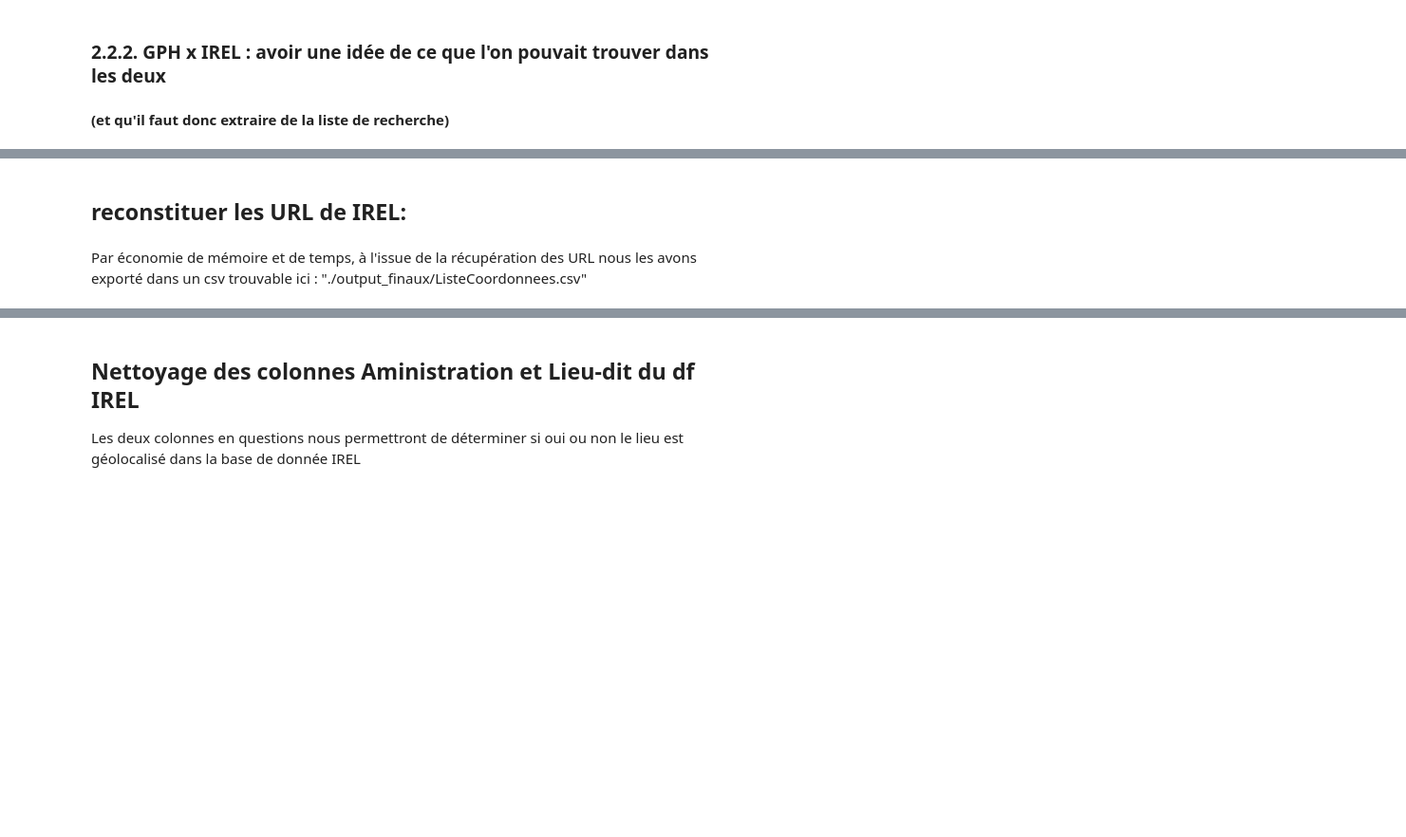
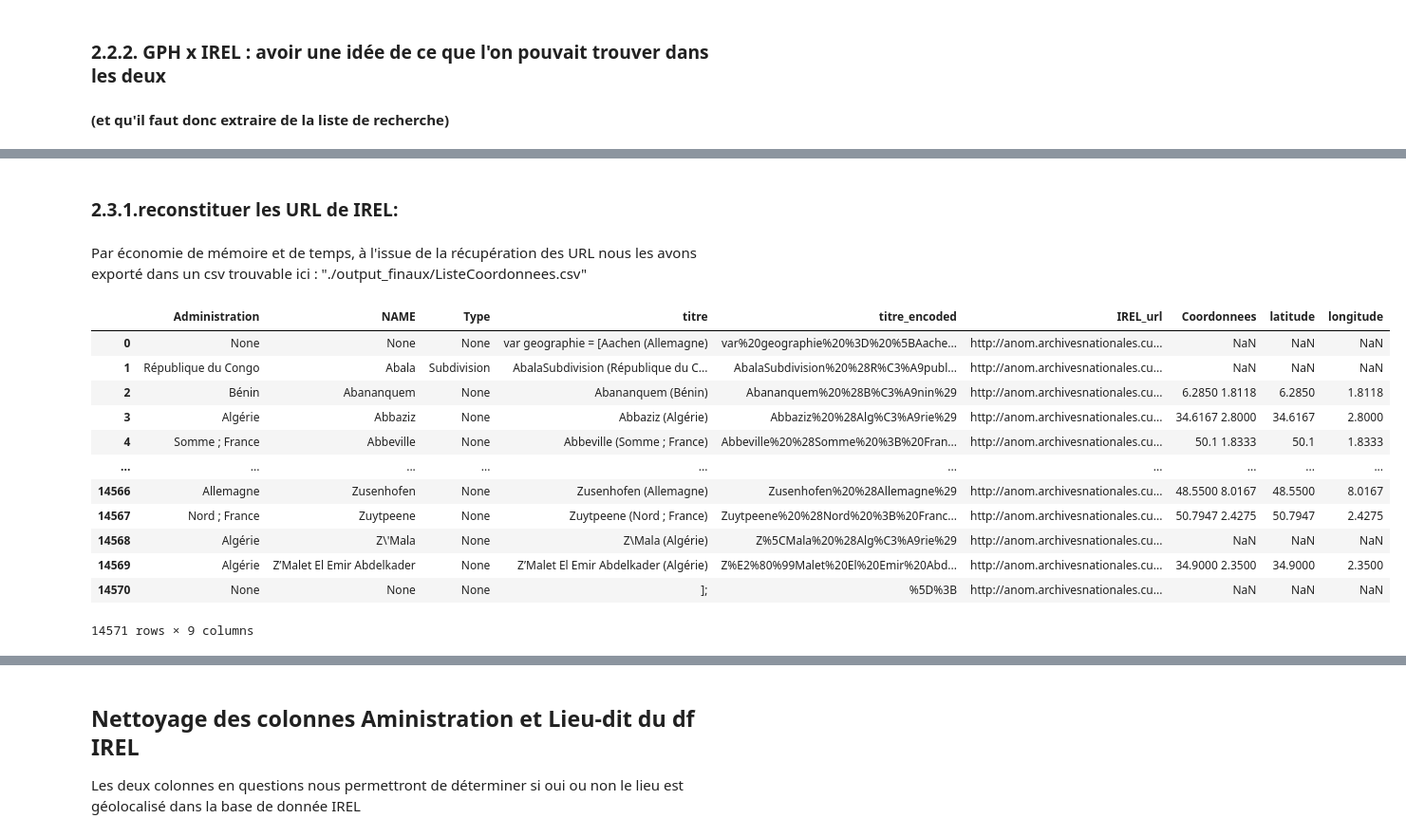
Before and after one commit to LilyG98/MappingJournals, a Jupyter notebook: data/desambiguisation_lieux.ipynb, the cells around one changed output, grey strips where cells are left out. Shown at 95% size. Drawn from its saved outputs; the diff is of its cells as text; code cells hidden in the pictures; blank space fills up the shorter version.

```diff
--- a/data/desambiguisation_lieux.ipynb
+++ b/data/desambiguisation_lieux.ipynb
@@ -348,5 +414,5 @@ df_IREL
 # %% [markdown]
-## reconstituer les URL de IREL:
+### 2.3.1.reconstituer les URL de IREL:
 # %%
 #encoder les titres
 list_titre_encoded =[]
@@ -387,3 +450,24 @@ df_IREL["Coordonnees"]
+# %%
+df_IREL["Coordonnees"]=pd.read_csv("./output_finaux/ListeCoordonnees.csv",sep='\t')
+
+#En faisant mon code précédent, j'ai fait une erreur en prenant dans la même colonne
+#longitude et latitude.
+df_IREL=pd.concat([df_IREL,df_IREL["Coordonnees"].str.split(" ",expand=True)],axis=1)
+df_IREL.rename(columns={0:"latitude",1:"longitude"})
+# %% [output]
+|  | Administration | NAME | Type | titre | titre_encoded | IREL_url | Coordonnees | latitude | longitude |
+| 0 | None | None | None | var geographie = [Aachen (Allemagne) | var%20geographie%20%3D%20%5BAache... | http://anom.archivesnationales.cu... | NaN | NaN | NaN |
+| 1 | République du Congo | Abala | Subdivision | AbalaSubdivision (République du C... | AbalaSubdivision%20%28R%C3%A9publ... | http://anom.archivesnationales.cu... | NaN | NaN | NaN |
+| 2 | Bénin | Abananquem | None | Abananquem (Bénin) | Abananquem%20%28B%C3%A9nin%29 | http://anom.archivesnationales.cu... | 6.2850 1.8118 | 6.2850 | 1.8118 |
+| 3 | Algérie | Abbaziz | None | Abbaziz (Algérie) | Abbaziz%20%28Alg%C3%A9rie%29 | http://anom.archivesnationales.cu... | 34.6167 2.8000 | 34.6167 | 2.8000 |
+| 4 | Somme ; France | Abbeville | None | Abbeville (Somme ; France) | Abbeville%20%28Somme%20%3B%20Fran... | http://anom.archivesnationales.cu... | 50.1 1.8333 | 50.1 | 1.8333 |
+| ... | ... | ... | ... | ... | ... | ... | ... | ... | ... |
+| 14566 | Allemagne | Zusenhofen | None | Zusenhofen (Allemagne) | Zusenhofen%20%28Allemagne%29 | http://anom.archivesnationales.cu... | 48.5500 8.0167 | 48.5500 | 8.0167 |
+| 14567 | Nord ; France | Zuytpeene | None | Zuytpeene (Nord ; France) | Zuytpeene%20%28Nord%20%3B%20Franc... | http://anom.archivesnationales.cu... | 50.7947 2.4275 | 50.7947 | 2.4275 |
+| 14568 | Algérie | Z\'Mala | None | Z\Mala (Algérie) | Z%5CMala%20%28Alg%C3%A9rie%29 | http://anom.archivesnationales.cu... | NaN | NaN | NaN |
+| 14569 | Algérie | Z’Malet El Emir Abdelkader | None | Z’Malet El Emir Abdelkader (Algérie) | Z%E2%80%99Malet%20El%20Emir%20Abd... | http://anom.archivesnationales.cu... | 34.9000 2.3500 | 34.9000 | 2.3500 |
+| 14570 | None | None | None | ]; | %5D%3B | http://anom.archivesnationales.cu... | NaN | NaN | NaN |
+14571 rows × 9 columns
 # %%
 print("nombre de coordonnées manquantes : ",df_IREL["Coordonnees"].isna().sum())
 
```
Also changed, not shown: parts of 51 cells of this notebook, 1 other file.
